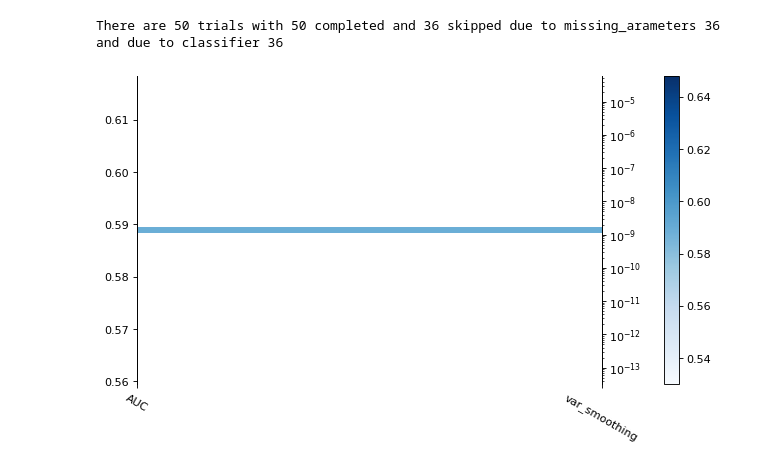
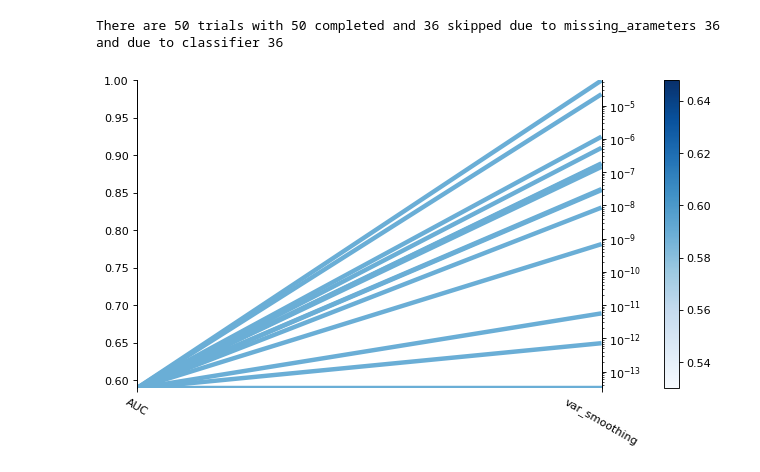
Before and after one commit to AndressaStefany/severityPrediction, a Jupyter notebook: src/visualize_baseline_results.ipynb, the cells around one changed output. Cells and saved outputs as stored; diff of their text form; code cells hidden in the pictures.

```diff
--- a/src/visualize_baseline_results.ipynb
+++ b/src/visualize_baseline_results.ipynb
@@ -265,13 +265,15 @@ def _get_parallel_coordinate_plot(
     obj_min = info.dim_objective.range[0]
     obj_max = info.dim_objective.range[1]
     obj_w = obj_max - obj_min
+    if obj_w == 0:
+        obj_max = 1
+        obj_w = obj_max - obj_min
     dims_obj_base = [[o] for o in info.dim_objective.values]
     # apply the filter
     for dim in info.dims_params:
         p_min = dim.range[0]
         p_max = dim.range[1]
         p_w = p_max - p_min
-
         if p_w == 0.0:
             center = obj_w / 2 + obj_min
             for i in range(len(dim.values)):
@@ -287,7 +289,7 @@ def _get_parallel_coordinate_plot(
     if mapping is not None:
         var_names = [mapping[v] for v in var_names]
     ax.set_xlim(0, len(info.dims_params))
-    ax.set_ylim(min(d[0] for d in dims_obj_base), max(d[0] for d in dims_obj_base))
+    ax.set_ylim(obj_min, obj_max)
     xs = [range(len(var_names)) for _ in range(len(dims_obj_base))]
     segments = [np.column_stack([x, y]) for x, y in zip(xs, dims_obj_base)]
     lc = LineCollection(segments, cmap=cmap, linewidths=linewidths)
@@ -300,31 +302,31 @@ def _get_parallel_coordinate_plot(
     for i, dim in enumerate(info.dims_params):
         if mapping is not None and dim.label not in mapping:
             continue
         ax2 = ax.twinx()
         if dim.is_log:
             ax2.set_ylim(np.power(10, dim.range[0]), np.power(10, dim.range[1]))
             ax2.set_yscale("log")
         else:
             ax2.set_ylim(dim.range[0], dim.range[1])
         ax2.spines["top"].set_visible(False)
         ax2.spines["bottom"].set_visible(False)
         ax2.xaxis.set_visible(False)
         ax2.spines["right"].set_position(("axes", (i + 1) / len(info.dims_params)))
         if dim.is_cat:
             ax2.set_yticks(dim.tickvals)
             ax2.set_yticklabels(dim.ticktext)
 
     ax.add_collection(lc)
     return ax
 mapping = {'algorithm':'Algorithm','leaf_size':'Leaf size','n_neighbors':'Number of neighbors','p':'p','weights':'Weight'}
 mapping = {'C':'C (regularization)','class_weight':'Class weight','coef0':'coef0','decision_function_shape':'Decision fn shape','degree':'Degree', 'kernel': 'Kernel', 'max_iter': 'Max. iterations', 'shrinking':'Shrinking','tol':'Tolerance'}
 mapping = {'alpha':'alpha','binarize':'Binarize','fit_prior':'Fit prior','classifier_name':'Classifier name'}
 mapping = {'alpha':'alpha','classifier_name':'Classifier name','fit_prior':'Fit prior', 'norm':"Normalization"}
 mapping = {'classifier_name':'Classifier name','var_smoothing':'Variable smoothing'}
 mapping = {'var_smoothing':'var_smoothing','Objective Value': 'AUC'}
 
 params = [k for k in mapping if k != "Objective Value"]
 fig = plot_parallel_coordinate(study,params,mapping=mapping,cmap="Blues",linewidths=4, figsize=(10,5),dpi=80, filter_classifier_name="GaussianNB")
 # %% [output]
 There are 50 trials with 50 completed and 36 skipped due to missing_arameters 36 and due to classifier 36
-[figure, old version]
+[figure, new version]
```
